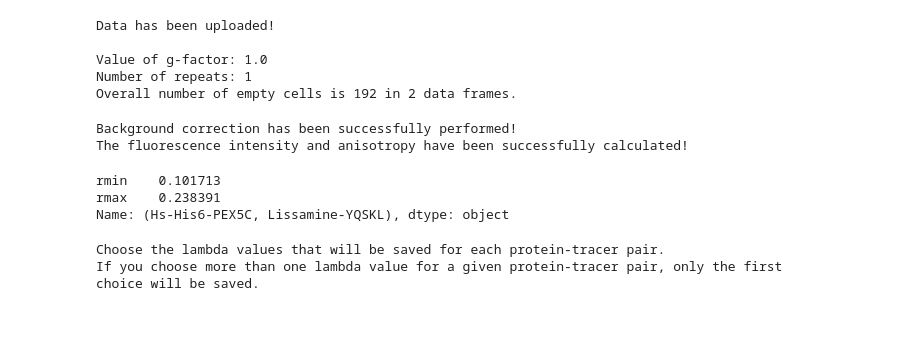
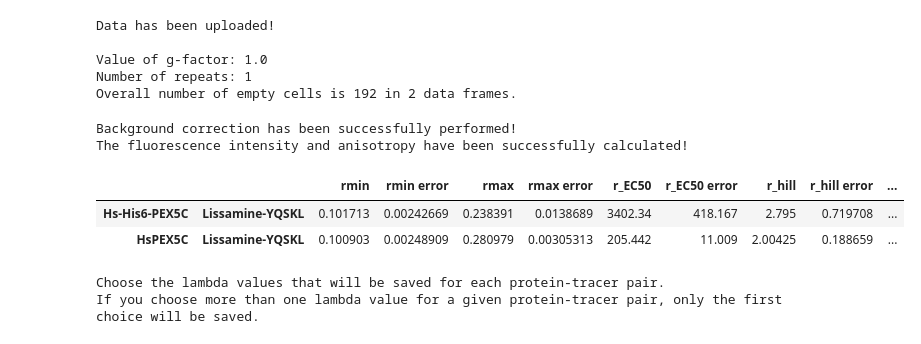
Before and after one commit to mariuszlas/Fluorescence-Anisotropy-Analysis-Development, a Jupyter notebook: fluorescenceanisotropy/fluores_anisotropy.ipynb, the cells around one changed output. Cells and saved outputs as stored; diff of their text form; code cells hidden in the pictures.

```diff
--- a/fluorescenceanisotropy/fluores_anisotropy.ipynb
+++ b/fluorescenceanisotropy/fluores_anisotropy.ipynb
@@ -934,9 +1012,9 @@ The fluorescence intensity and anisotropy have been successfully calculated!
 # %%
-my_data1.data_dict['repeat_1']['data']['r_params'].loc[('Hs-His6-PEX5C','Lissamine-YQSKL'), ['rmin', 'rmax']]
+my_data1.data_dict['repeat_1']['data']['fit_params']#.loc[('Hs-His6-PEX5C','Lissamine-YQSKL'), ['rmin', 'rmax']]
 # %% [output]
-rmin    0.101713
-rmax    0.238391
-Name: (Hs-His6-PEX5C, Lissamine-YQSKL), dtype: object
+|  |  | rmin | rmin error | rmax | rmax error | r_EC50 | r_EC50 error | r_hill | r_hill error | ... |
+| Hs-His6-PEX5C | Lissamine-YQSKL | 0.101713 | 0.00242669 | 0.238391 | 0.0138689 | 3402.34 | 418.167 | 2.795 | 0.719708 | ... |
+| HsPEX5C | Lissamine-YQSKL | 0.100903 | 0.00248909 | 0.280979 | 0.00305313 | 205.442 | 11.009 | 2.00425 | 0.188659 | ... |
 # %%
 my_data1.calc_lambda()
 # %% [output]
```
Also changed, not shown: parts of 28 cells of this notebook.
